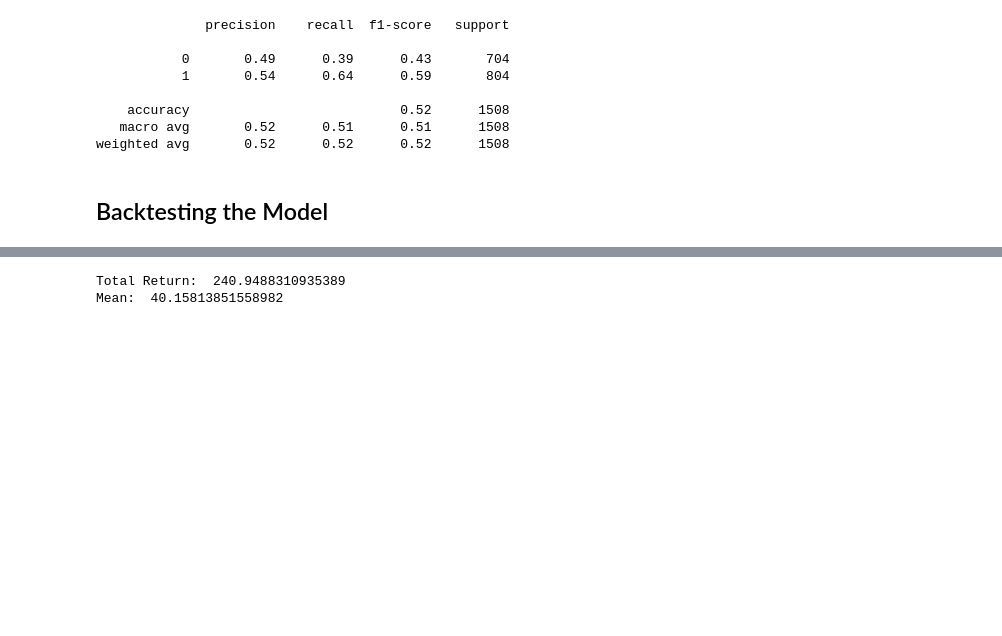
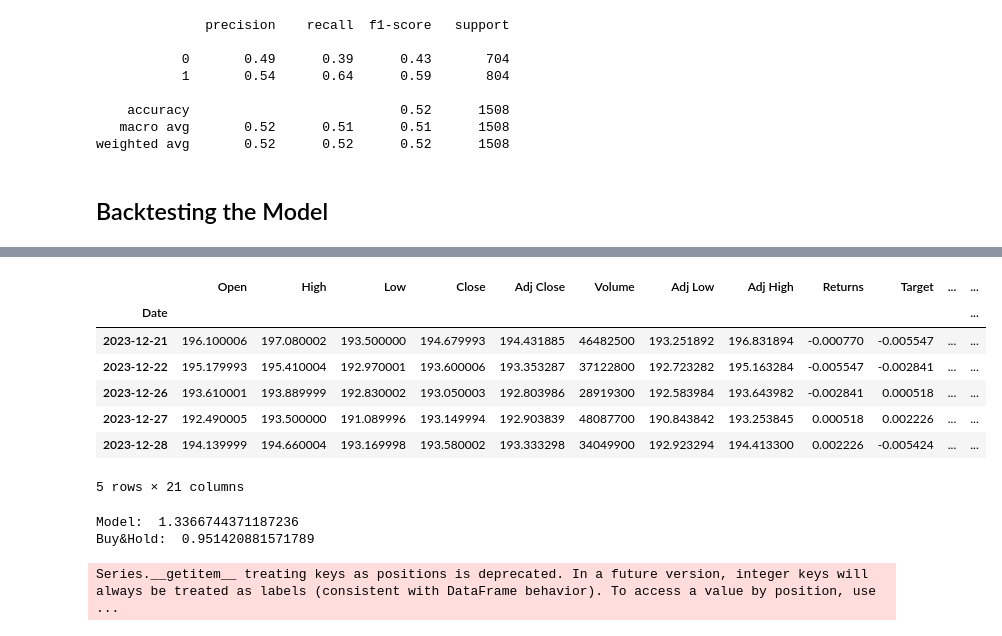
Before and after one commit to gabrielweich/quantitative-finance, a Jupyter notebook: introduction-to-quantitative-trading.ipynb, the cells around one changed output, grey strips where cells are left out. Cells and saved outputs as stored; diff of their text form; code cells hidden in the pictures; blank space fills up the shorter version.

Commit message:
compare model performance with stock returns

```diff
--- a/introduction-to-quantitative-trading.ipynb
+++ b/introduction-to-quantitative-trading.ipynb
@@ -123,10 +123,20 @@ df["Signal"] = np.where(y_pred_all == 1, 1, -1)
 
 df["Model_Returns"] = df["Signal"] * df["Target"]
 # %%
-fig = px.line(df, x=df.index, y=df["Model_Returns"].cumsum()*100, color="train_test",
+df_test = df[end_train:].dropna()
+
+df_test["Model_Returns_Cumulative"] = (df_test["Model_Returns"] + 1).cumprod() - 1
+df_test["Returns_Cumulative"] = (df_test["Returns"] + 1).cumprod() - 1
+
+
+fig = px.line(df_test, x=df_test.index, y=df_test["Model_Returns_Cumulative"]*100, color="train_test",
               labels={"y": "Cumulative Returns (%)"},
               title=f"{model.__class__.__name__} - {ticker}",
               line_shape="linear")
 
-fig.show("png")
+
+fig.add_scatter(x=df_test.index, y=df_test["Returns_Cumulative"]*100, mode="lines", name="Stock Returns")
+
+
+fig.show()
 # %% [output]
@@ -135,9 +143,0 @@ When grouping with a length-1 list-like, you will need to pass a length-1 tuple
-# %%
-# calculate the yearly rate of return on the test data
-df_test = df.loc[end_train:]
-df_test["Year"] = df_test.index.year
-
-# plot the returns by year
-returns_by_year = df_test.groupby("Year")["Model_Returns"].sum()*100
-px.bar(returns_by_year, labels={"value": "Returns (%)", "Year": "Year"},
-       title=f"{model.__class__.__name__} - {ticker} - Test Data")
@@ -146,6 +144,34 @@ px.bar(returns_by_year, labels={"value": "Returns (%)", "Year": "Year"},
-# %%
-print("Total Return: ", df_test["Model_Returns"].sum()*100)
-print("Mean: ", returns_by_year.mean())
-# %% [output]
-Total Return:  240.9488310935389
-Mean:  40.15813851558982
+# %%
+df_test.tail()
+# %% [output]
+|  | Open | High | Low | Close | Adj Close | Volume | Adj Low | Adj High | Returns | Target | ... | ... |
+| Date |  |  |  |  |  |  |  |  |  |  |  | ... |
+| 2023-12-21 | 196.100006 | 197.080002 | 193.500000 | 194.679993 | 194.431885 | 46482500 | 193.251892 | 196.831894 | -0.000770 | -0.005547 | ... | ... |
+| 2023-12-22 | 195.179993 | 195.410004 | 192.970001 | 193.600006 | 193.353287 | 37122800 | 192.723282 | 195.163284 | -0.005547 | -0.002841 | ... | ... |
+| 2023-12-26 | 193.610001 | 193.889999 | 192.830002 | 193.050003 | 192.803986 | 28919300 | 192.583984 | 193.643982 | -0.002841 | 0.000518 | ... | ... |
+| 2023-12-27 | 192.490005 | 193.500000 | 191.089996 | 193.149994 | 192.903839 | 48087700 | 190.843842 | 193.253845 | 0.000518 | 0.002226 | ... | ... |
+| 2023-12-28 | 194.139999 | 194.660004 | 193.169998 | 193.580002 | 193.333298 | 34049900 | 192.923294 | 194.413300 | 0.002226 | -0.005424 | ... | ... |
+5 rows × 21 columns
+# %%
+def CAGR(returns:pd.Series):
+    trading_days = 252
+    n = len(returns)/ trading_days
+    cagr = ((1 + returns).cumprod()[-1])**(1/n) - 1
+    return cagr
+
+def volatility(returns:pd.Series):
+    trading_days = 252
+    vol = returns.std() * np.sqrt(trading_days)
+    return vol
+
+
+def sharpe_ratio(returns:pd.Series,rf):
+    sharpe = (CAGR(returns) - rf)/ volatility(returns)
+    return sharpe
+
+print("Model: ", sharpe_ratio(df_test["Model_Returns"],0))
+print("Buy&Hold: ", sharpe_ratio(df_test["Returns"],0))
+# %% [output]
+Model:  1.3366744371187236
+Buy&Hold:  0.951420881571789
+Series.__getitem__ treating keys as positions is deprecated. In a future version, integer keys will always be treated as labels (consistent with DataFrame behavior). To access a value by position, use ...
```
Also changed, not shown: parts of 2 cells of this notebook, 1 other file.
